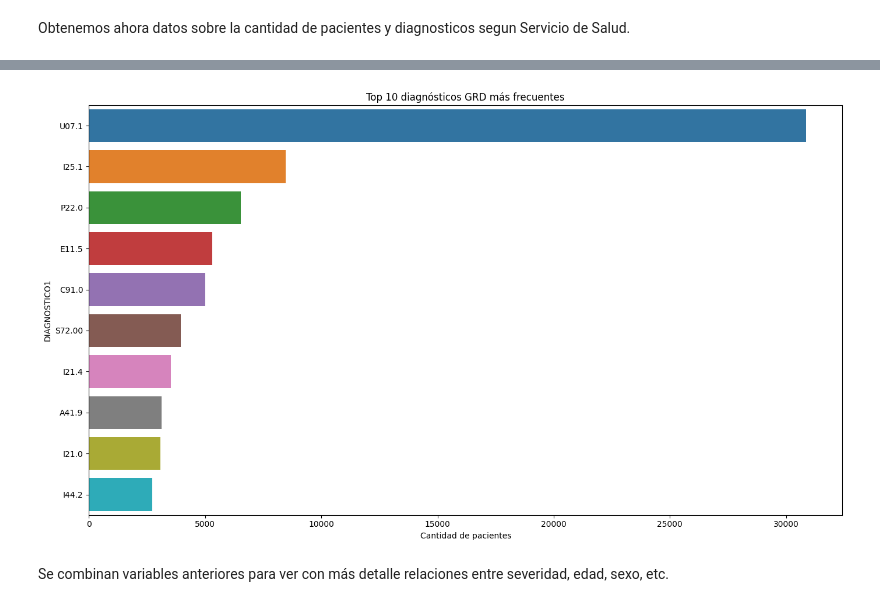
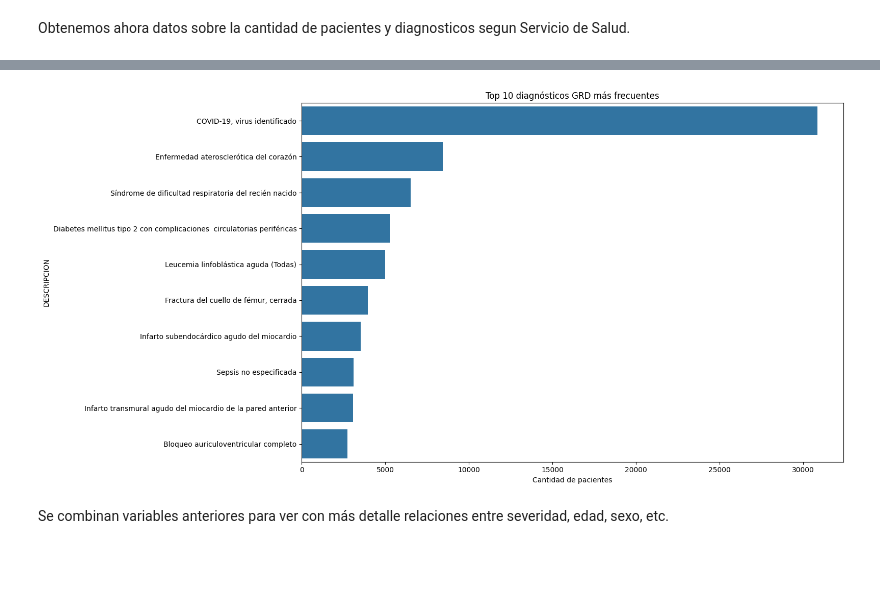
Before and after one commit to IgnaciaCG/Analisis-de-datos, a Jupyter notebook: analisis_grd.ipynb, the cells around one changed output, grey strips where cells are left out. Cells and saved outputs as stored; diff of their text form; code cells hidden in the pictures; blank space fills up the shorter version.

```diff
--- a/analisis_grd.ipynb
+++ b/analisis_grd.ipynb
@@ -0,0 +420,11 @@
+# %%
+# se estandariza la fecha de 2023, que tiene ciertas columnas con dias primero
+grds['grd2023']['FECHAALTA'] = pd.to_datetime(grds['grd2023']['FECHAALTA'], dayfirst=True, errors='coerce')
+grds['grd2023']['FECHA_INGRESO'] = pd.to_datetime(grds['grd2023']['FECHA_INGRESO'], dayfirst=True, errors='coerce')
+# se renombra la columna modificada en 2024 al nombre antiguo
+grds['grd2024'].rename(columns={"ID_BENEFICIARIO":"CIP_ENCRIPTADO"}, inplace=True)
+# se unen los datasets de todos los años, tras estandarizar los formatos
+grd = pd.concat(grds.values(), ignore_index=True)
+# se pasan las columnas a dtype datetime64
+for col in cols_fechas:
+    grd[col] = pd.to_datetime(grd[col], errors='coerce')
@@ -0,0 +605,10 @@
+# %%
+results = []
+for col in diag_cols:
+    result = grd[col].str[:3].map(indice_charlson).fillna(0)
+    results.append(result)
+grd['INDICE_CHARLSON'] = pd.concat(results, axis=1).sum(axis=1)
+# %%
+# con un enfoque alejado de los diagnosticos y procedimientos particulares, se deja la
+# mínima cantidad de columnas para estos valores
+grd.drop(columns=(diag_cols[2:] + proced_cols[2:]), inplace=True)
@@ -0,0 +627,5 @@
+# %%
+# se consideran casos de peso > 2 y severidad 2 o 3, quedando con 6.4% del dataset
+grd = grd[grd['IR_29301_PESO'] > 2]
+grd = grd[(grd['IR_29301_SEVERIDAD'] == '2') | (grd['IR_29301_SEVERIDAD'] == '3')]
+grd = grd.reset_index(drop=True)
@@ -252,14 +933,15 @@ plt.show()
 # %%
 # Top 10 diagnósticos más frecuentes
-plt.figure(figsize=(14, 8))
+plt.figure(figsize=(16, 8))
 top_10_grd = grd['DIAGNOSTICO1'].value_counts().head(10)
-sns.barplot(x=top_10_grd.values, y=top_10_grd.index)
+top_10_diag = grd['DESCRIPCION'].value_counts().head(10)
+sns.barplot(x=top_10_grd.values, y=top_10_diag.index)
 plt.title('Top 10 diagnósticos GRD más frecuentes')
 plt.xlabel('Cantidad de pacientes')
 plt.tight_layout()
 plt.show()
 # %% [output]
-[figure, old version]
+[figure, new version]
 # %% [markdown]
 Se combinan variables anteriores para ver con más detalle relaciones entre severidad, edad, sexo, etc.
 # %%
```
Also changed, not shown: parts of 87 cells of this notebook.
